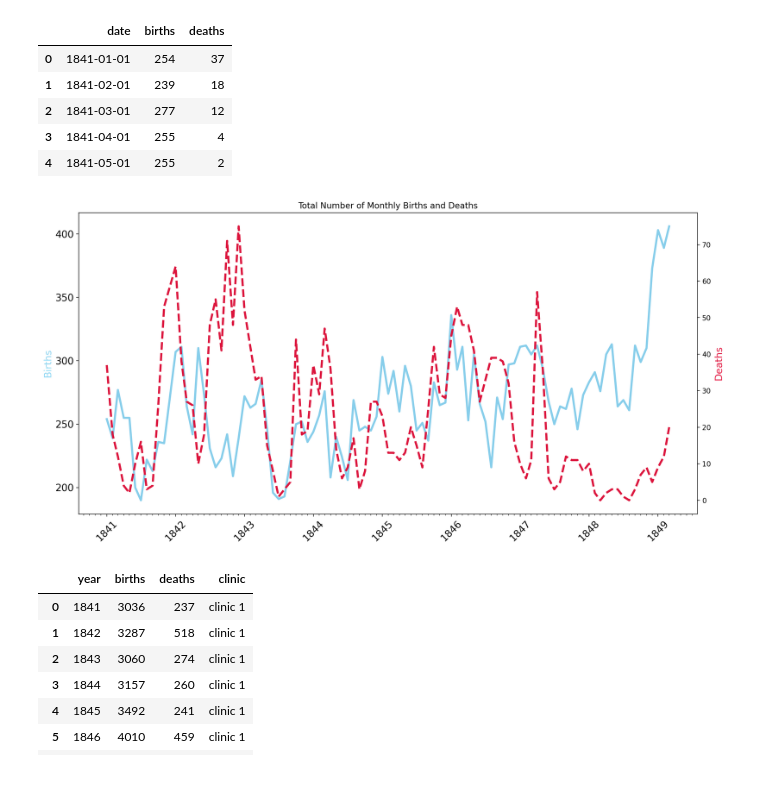
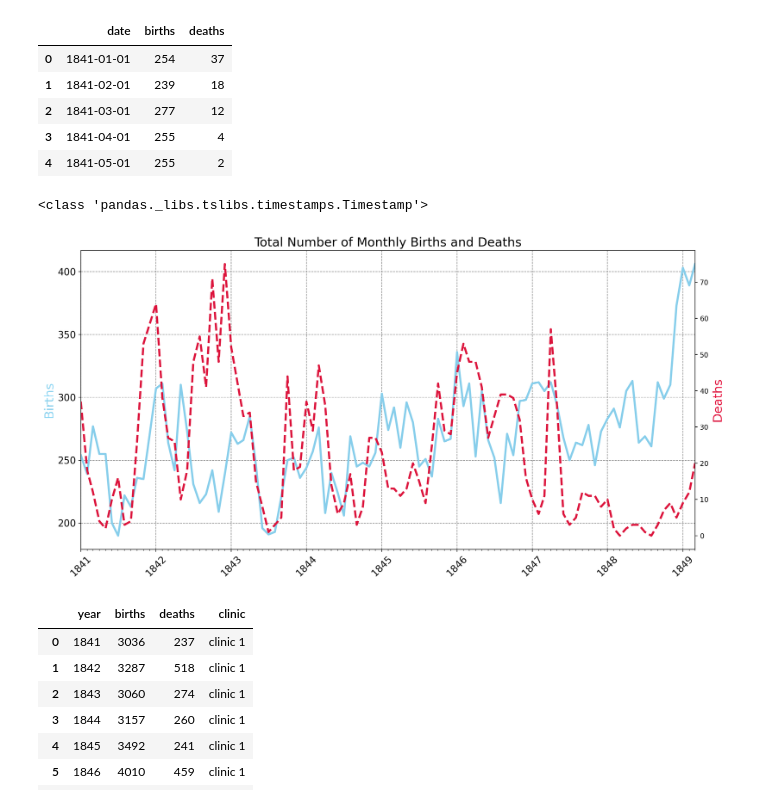
Before and after one commit to halilcodes/benefits-of-handwashing, a Jupyter notebook: Dr_Semmelweis_Handwashing_Discovery_(start).ipynb, the cells around one changed output. Saved outputs shown, nothing was run; the diff lists cells and outputs as text; code cells hidden in the pictures.

```diff
--- a/Dr_Semmelweis_Handwashing_Discovery_(start).ipynb
+++ b/Dr_Semmelweis_Handwashing_Discovery_(start).ipynb
@@ -178,33 +179,43 @@ df_monthly.head()
 | 2 | 1841-03-01 | 277 | 12 |
 | 3 | 1841-04-01 | 255 | 4 |
 | 4 | 1841-05-01 | 255 | 2 |
+# %%
+print(type(df_monthly.date.min()))
+# %% [output]
+<class 'pandas._libs.tslibs.timestamps.Timestamp'>
 # %%
 plt.figure(figsize=(16,8), dpi=200)
-plt.title('Total Number of Monthly Births and Deaths')
+plt.title('Total Number of Monthly Births and Deaths', fontsize=18)
 plt.yticks(fontsize=14)
-plt.xticks(ticks=np.arange(1840, 1850),
+plt.xticks(ticks=np.arange(1840, 1850), # not really necessary bc we set xlim below
             fontsize=14,
             rotation=45)
 
 ax1 = plt.gca()
 ax2 = ax1.twinx()
 
-ax1.set_ylabel('Births', color='skyblue', fontsize=14)
-ax2.set_ylabel('Deaths', color='crimson', fontsize=14)
+# add grid
+ax1.grid(color='grey', linestyle='--')
 
-# ax1.set_xlim(1841, 1849)
+ax1.set_ylabel('Births', color='skyblue', fontsize=18)
+ax2.set_ylabel('Deaths', color='crimson', fontsize=18)
 
-# date formatter
+# ax1.set_xlim(1841, 1849) gives blank chart (probably bc we pass int instead of TimeStamp)... instead;
+
+ax1.set_xlim(df_monthly.date.min(), df_monthly.date.max())
+
+
+# date formatter / locator
 ax1.xaxis.set_major_locator(years)
 ax1.xaxis.set_major_formatter(years_fmt)
 ax1.xaxis.set_minor_locator(months)
 
 ax1.plot(df_monthly.date, df_monthly.births, color='skyblue', linewidth=3)
 ax2.plot(df_monthly.date, df_monthly.deaths, color='crimson', linestyle='dashed', linewidth=3)
 
 plt.show()
 # %% [output]
-[figure, old version]
+[figure, new version]
 # %%
 df_yearly
 # %% [output]
```
Also changed, not shown: parts of 27 cells of this notebook.
